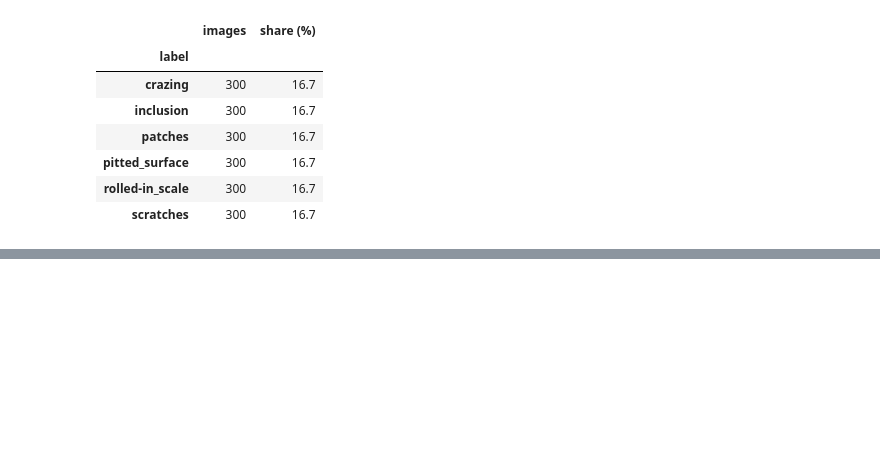
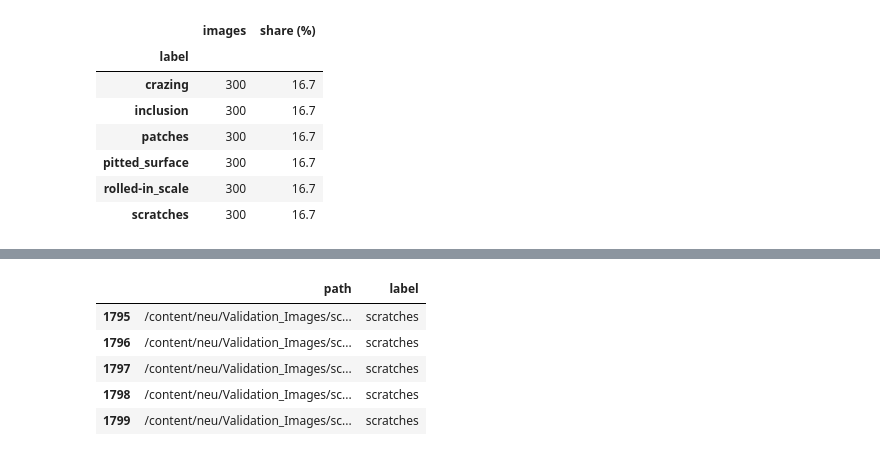
Before and after one commit to MaykInvest/Defect-detection, a Jupyter notebook: project_detection.ipynb, the cells around one changed output, grey strips where cells are left out. Saved outputs shown, nothing was run; the diff lists cells and outputs as text; code cells hidden in the pictures; blank space fills up the shorter version.

```diff
--- a/project_detection.ipynb
+++ b/project_detection.ipynb
@@ -116,0 +129,10 @@ counts
+# %%
+# Display the last 5 records
+df.tail()
+# %% [output]
+|  | path | label |
+| 1795 | /content/neu/Validation_Images/sc... | scratches |
+| 1796 | /content/neu/Validation_Images/sc... | scratches |
+| 1797 | /content/neu/Validation_Images/sc... | scratches |
+| 1798 | /content/neu/Validation_Images/sc... | scratches |
+| 1799 | /content/neu/Validation_Images/sc... | scratches |
```
Also changed, not shown: parts of 6 cells of this notebook.
